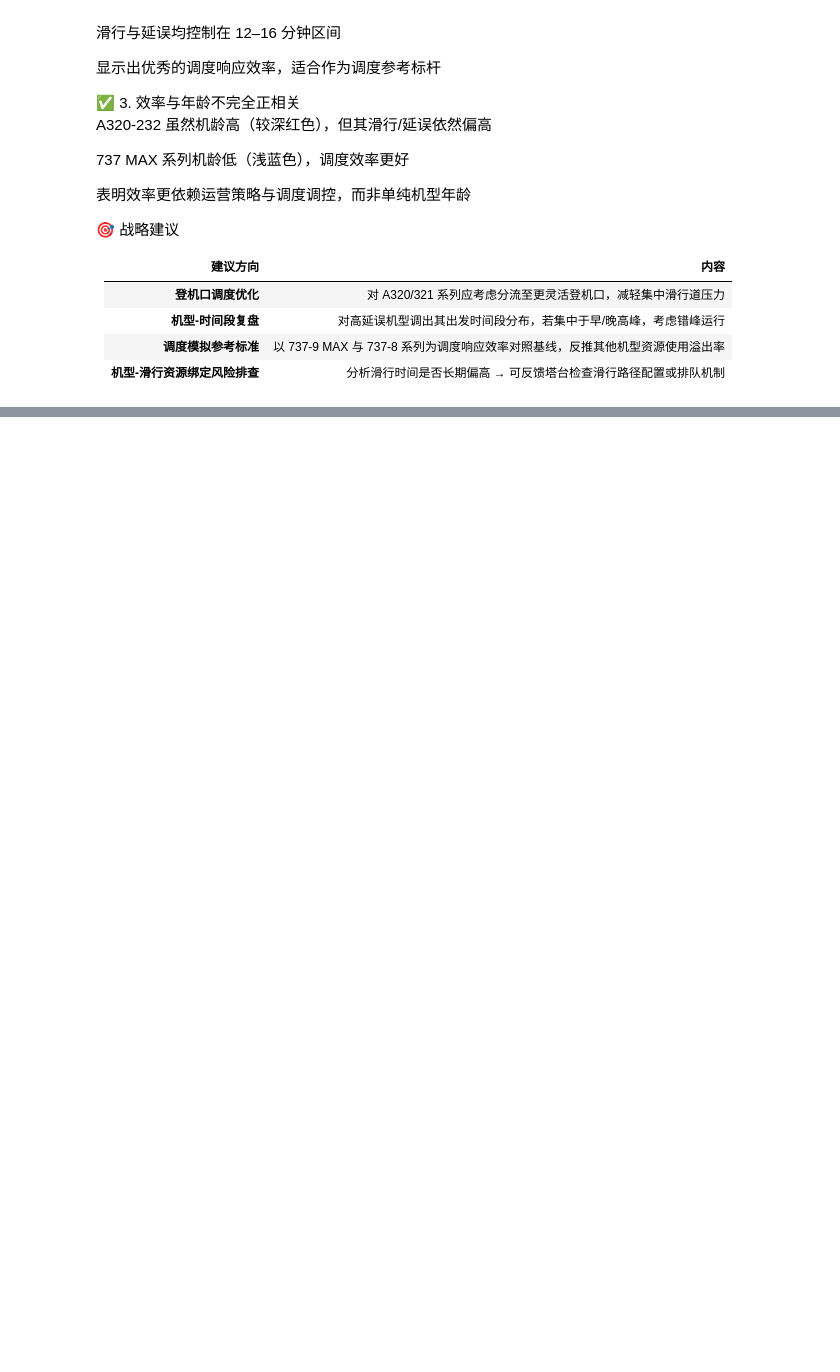
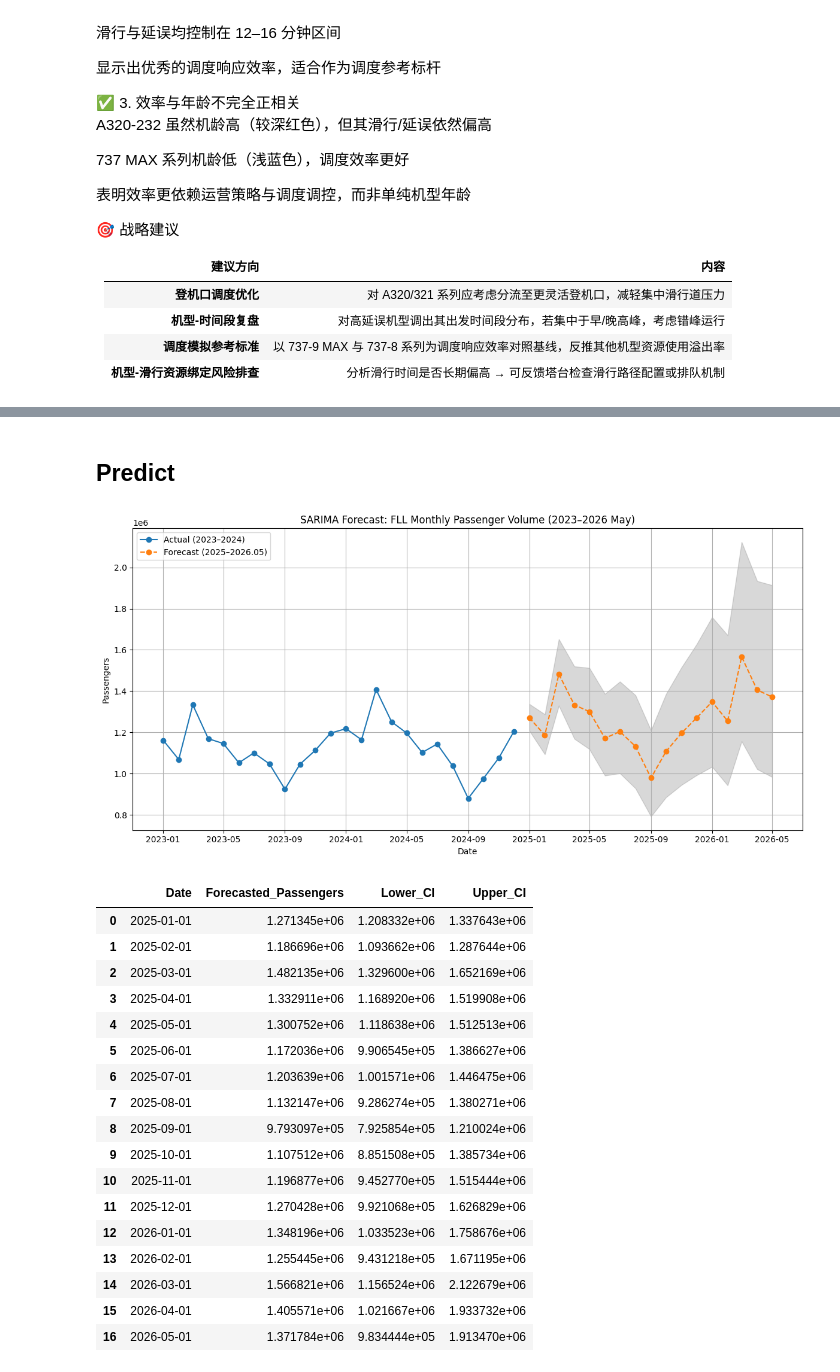
Before and after one commit to HarryYang1008/Analysis-FLL-Airport, a Jupyter notebook: 0A1_draft.ipynb, the cells around one changed output, grey strips where cells are left out. Cells and saved outputs as stored; diff of their text form; code cells hidden in the pictures; blank space fills up the shorter version.

```diff
--- a/0A1_draft.ipynb
+++ b/0A1_draft.ipynb
@@ -799,0 +900,69 @@ A320-232 虽然机龄高（较深红色），但其滑行/延误依然偏高
+# %% [markdown]
+## **Predict**
+# %%
+# 使用现有模型预测 2025年1月到2026年5月（共17个月）
+forecast_extended_log = model.get_forecast(steps=17)
+forecast_mean_log = forecast_extended_log.predicted_mean
+forecast_ci_log = forecast_extended_log.conf_int()
+
+# 还原为乘客数量
+forecast_mean = np.exp(forecast_mean_log)
+forecast_lower = np.exp(forecast_ci_log.iloc[:, 0])
+forecast_upper = np.exp(forecast_ci_log.iloc[:, 1])
+
+# 生成预测时间索引（从 2025-01 开始，连续17个月）
+start_date = pd.to_datetime("2025-01-01")
+forecast_index = pd.date_range(start=start_date, periods=17, freq="MS")
+
+# 构建 DataFrame
+forecast_extended_df = pd.DataFrame({
+    "Date": forecast_index,
+    "Forecasted_Passengers": forecast_mean.values,
+    "Lower_CI": forecast_lower.values,
+    "Upper_CI": forecast_upper.values
+})
+
+# 获取 2023–2024 的实际数据用于参考
+recent_actual = monthly_series[monthly_series.index >= "2023-01-01"]
+
+# 可视化
+plt.figure(figsize=(12, 6))
+plt.plot(recent_actual.index, recent_actual.values, label="Actual (2023–2024)", marker='o')
+plt.plot(forecast_extended_df["Date"], forecast_extended_df["Forecasted_Passengers"], label="Forecast (2025–2026.05)", linestyle='--', marker='o')
+plt.fill_between(
+    forecast_extended_df["Date"],
+    forecast_extended_df["Lower_CI"],
+    forecast_extended_df["Upper_CI"],
+    color='gray', alpha=0.3
+)
+
+plt.title("SARIMA Forecast: FLL Monthly Passenger Volume (2023–2026 May)")
+plt.xlabel("Date")
+plt.ylabel("Passengers")
+plt.legend()
+plt.grid(True)
+plt.tight_layout()
+plt.show()
+
+# 输出预测表格
+forecast_extended_df
+# %% [output]
+[figure, added]
+|  | Date | Forecasted_Passengers | Lower_CI | Upper_CI |
+| 0 | 2025-01-01 | 1.271345e+06 | 1.208332e+06 | 1.337643e+06 |
+| 1 | 2025-02-01 | 1.186696e+06 | 1.093662e+06 | 1.287644e+06 |
+| 2 | 2025-03-01 | 1.482135e+06 | 1.329600e+06 | 1.652169e+06 |
+| 3 | 2025-04-01 | 1.332911e+06 | 1.168920e+06 | 1.519908e+06 |
+| 4 | 2025-05-01 | 1.300752e+06 | 1.118638e+06 | 1.512513e+06 |
+| 5 | 2025-06-01 | 1.172036e+06 | 9.906545e+05 | 1.386627e+06 |
+| 6 | 2025-07-01 | 1.203639e+06 | 1.001571e+06 | 1.446475e+06 |
+| 7 | 2025-08-01 | 1.132147e+06 | 9.286274e+05 | 1.380271e+06 |
+| 8 | 2025-09-01 | 9.793097e+05 | 7.925854e+05 | 1.210024e+06 |
+| 9 | 2025-10-01 | 1.107512e+06 | 8.851508e+05 | 1.385734e+06 |
+| 10 | 2025-11-01 | 1.196877e+06 | 9.452770e+05 | 1.515444e+06 |
+| 11 | 2025-12-01 | 1.270428e+06 | 9.921068e+05 | 1.626829e+06 |
+| 12 | 2026-01-01 | 1.348196e+06 | 1.033523e+06 | 1.758676e+06 |
+| 13 | 2026-02-01 | 1.255445e+06 | 9.431218e+05 | 1.671195e+06 |
+| 14 | 2026-03-01 | 1.566821e+06 | 1.156524e+06 | 2.122679e+06 |
+| 15 | 2026-04-01 | 1.405571e+06 | 1.021667e+06 | 1.933732e+06 |
+| 16 | 2026-05-01 | 1.371784e+06 | 9.834444e+05 | 1.913470e+06 |
```
Also changed, not shown: parts of 4 cells of this notebook.
